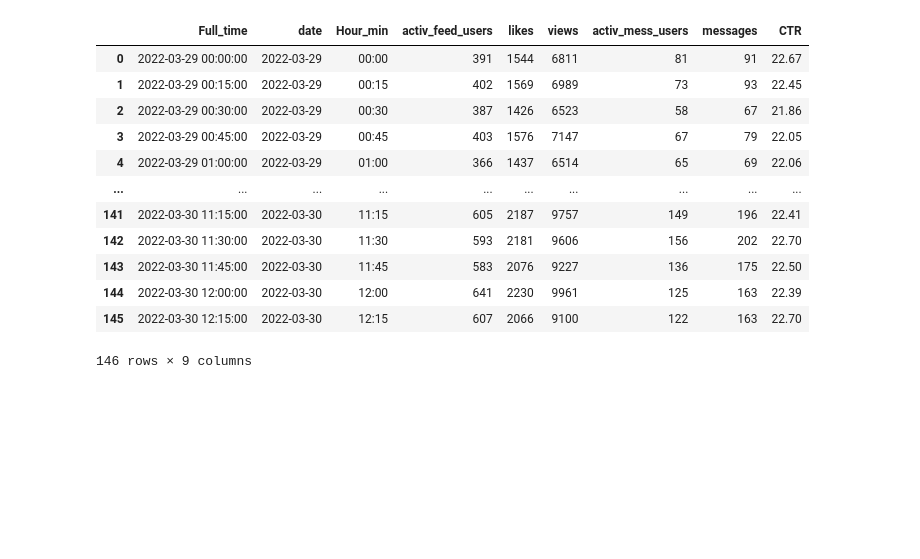
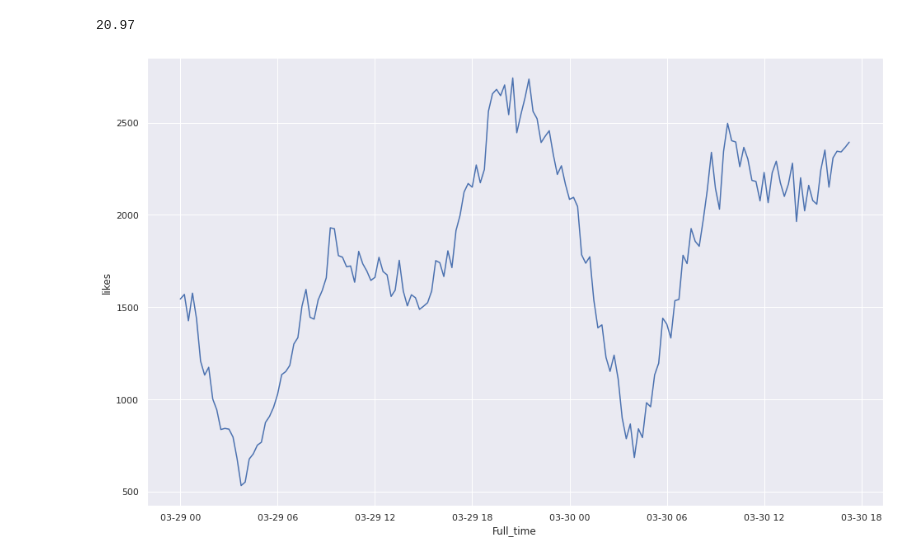
Before and after one commit to IvanovNA01/carpov_courses, a Jupyter notebook: test_allert.ipynb, the cells around one changed output. Saved outputs shown, nothing was run; the diff lists cells and outputs as text; code cells hidden in the pictures; blank space fills up the shorter version.

Commit message:
report allert code is donde

```diff
--- a/test_allert.ipynb
+++ b/test_allert.ipynb
@@ -86,18 +86,13 @@ df_allert = pandahouse.read_clickhouse(q, connection=connection)
 # %%
 df_allert['CTR'] = round(df_allert.likes*100/df_allert.views,2)
 # %%
-for metric in df_allert.iloc[:, 3:].columns:
+df_allert['CTR'].iloc[-1]
 # %% [output]
-|  | Full_time | date | Hour_min | activ_feed_users | likes | views | activ_mess_users | messages | CTR |
-| 0 | 2022-03-29 00:00:00 | 2022-03-29 | 00:00 | 391 | 1544 | 6811 | 81 | 91 | 22.67 |
-| 1 | 2022-03-29 00:15:00 | 2022-03-29 | 00:15 | 402 | 1569 | 6989 | 73 | 93 | 22.45 |
-| 2 | 2022-03-29 00:30:00 | 2022-03-29 | 00:30 | 387 | 1426 | 6523 | 58 | 67 | 21.86 |
-| 3 | 2022-03-29 00:45:00 | 2022-03-29 | 00:45 | 403 | 1576 | 7147 | 67 | 79 | 22.05 |
-| 4 | 2022-03-29 01:00:00 | 2022-03-29 | 01:00 | 366 | 1437 | 6514 | 65 | 69 | 22.06 |
-| ... | ... | ... | ... | ... | ... | ... | ... | ... | ... |
-| 141 | 2022-03-30 11:15:00 | 2022-03-30 | 11:15 | 605 | 2187 | 9757 | 149 | 196 | 22.41 |
-| 142 | 2022-03-30 11:30:00 | 2022-03-30 | 11:30 | 593 | 2181 | 9606 | 156 | 202 | 22.70 |
-| 143 | 2022-03-30 11:45:00 | 2022-03-30 | 11:45 | 583 | 2076 | 9227 | 136 | 175 | 22.50 |
-| 144 | 2022-03-30 12:00:00 | 2022-03-30 | 12:00 | 641 | 2230 | 9961 | 125 | 163 | 22.39 |
-| 145 | 2022-03-30 12:15:00 | 2022-03-30 | 12:15 | 607 | 2066 | 9100 | 122 | 163 | 22.70 |
-146 rows × 9 columns
+20.97
+# %%
+sns.set(rc={'figure.figsize': (16, 10)}) # задаем размер графика
+plt.tight_layout()
+
+ax = sns.lineplot(data = df_allert, x = 'Full_time', y = 'likes', label = 'metric')
+# %% [output]
+[figure, added]
```
Also changed, not shown: 1 other file.
